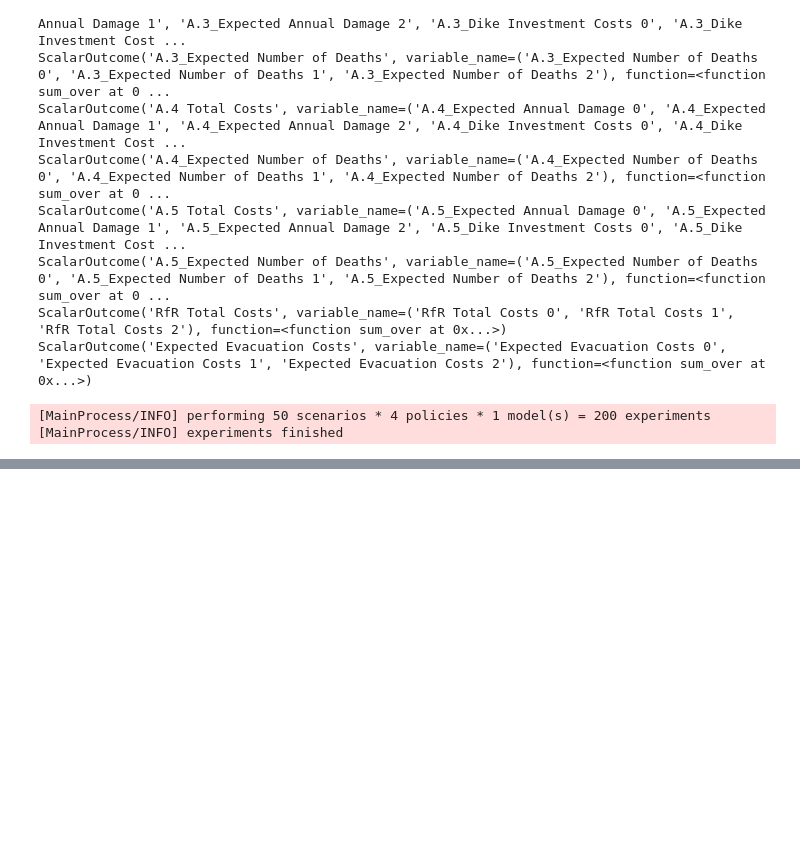
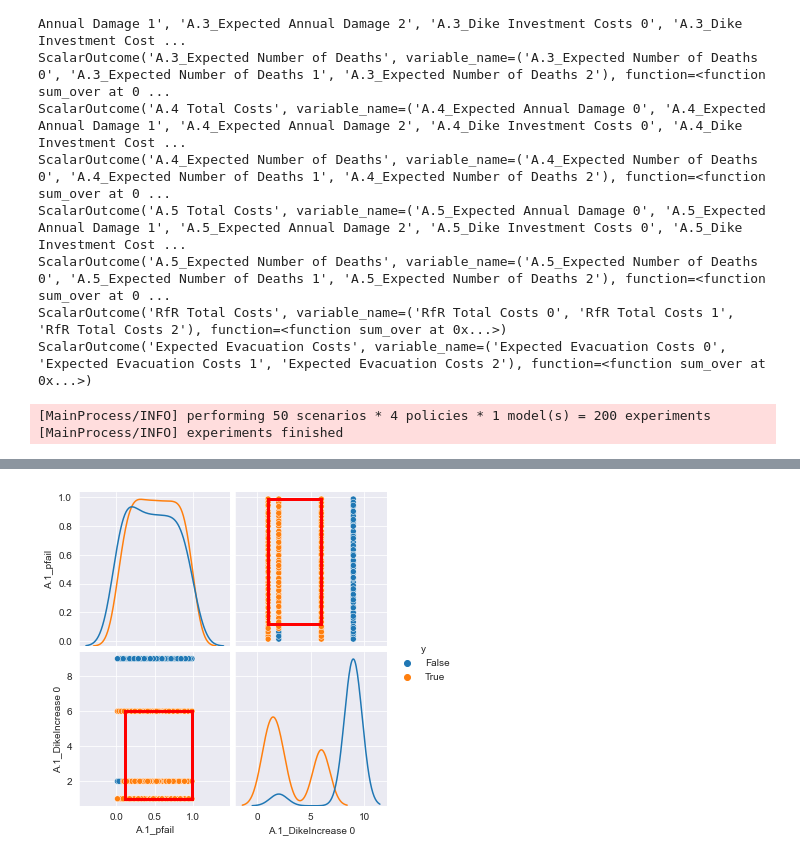
Before and after one commit to rhysits/thesis, a Jupyter notebook: final assignment/00_Policy_0_Problem_Formulation.ipynb, the cells around one changed output, grey strips where cells are left out. Cells and saved outputs as stored; diff of their text form; code cells hidden in the pictures; blank space fills up the shorter version.

```diff
--- a/final assignment/00_Policy_0_Problem_Formulation.ipynb
+++ b/final assignment/00_Policy_0_Problem_Formulation.ipynb
@@ -238,0 +273,7 @@ plt.show()
+# %%
+box1.select(3)
+fig = box1.show_pairs_scatter()
+#fig.set_size_inches((12,12)) #this creates an error
+plt.show()
+# %% [output]
+[figure, added]
```
Also changed, not shown: parts of 13 cells of this notebook.
